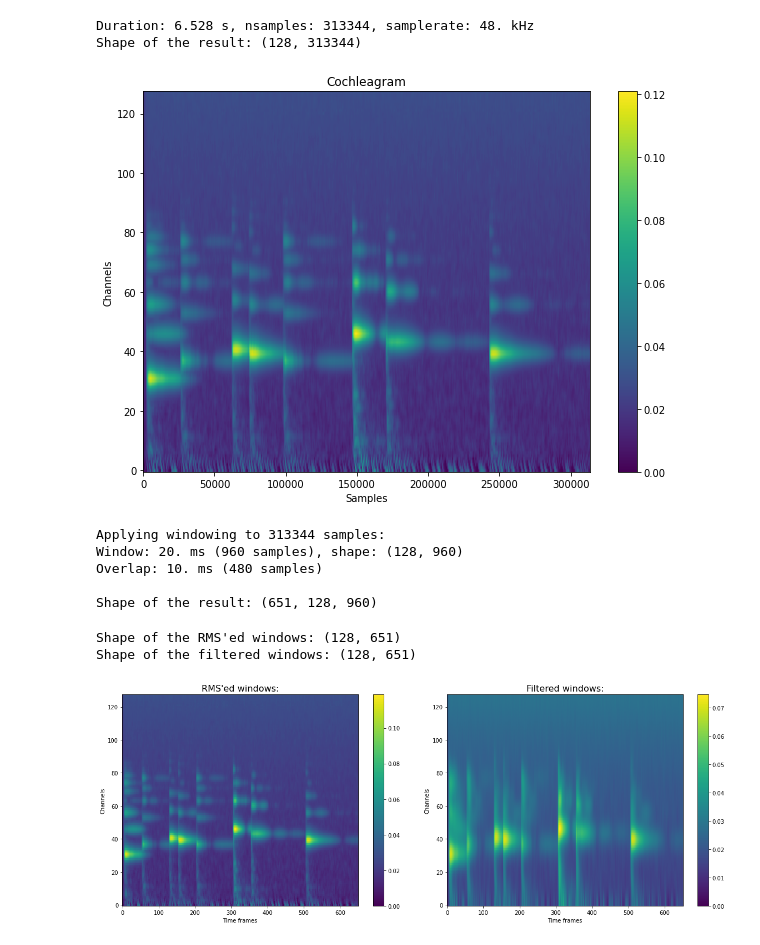
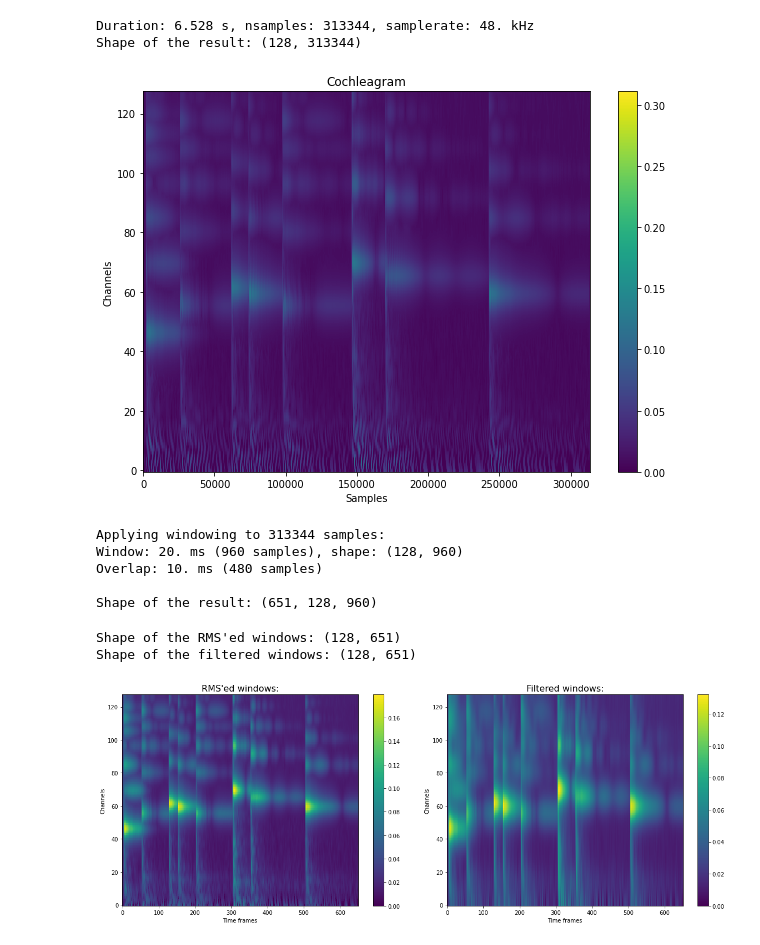
Before and after one commit to salveron/bachelors_thesis, a Jupyter notebook: notebooks/monophony.ipynb, the cells around one changed output. Cells and saved outputs as stored; diff of their text form; code cells hidden in the pictures.

```diff
--- a/notebooks/monophony.ipynb
+++ b/notebooks/monophony.ipynb
@@ -1,37 +1,41 @@
 # %%
 from os.path import join as pjoin
 import numpy as np
 from brian2 import *
 from brian2hears import *
 np.seterr(divide="ignore", invalid="ignore")
 
 sound = Sound.load(pjoin("..", "data", "monophony", "Hedwig's Theme.wav"))
-noise_rate = 0.001
+noise_rate = 0.0001
 sound += noise_rate * Sound.whitenoise(sound.duration, sound.samplerate, sound.nchannels)
 # sound.save(pjoin("..", "data", "monophony", "Hedwig's Theme Noised.wav"))
 
 # Processing only left channel for now...
 sound = sound.left
 
-cf = erbspace(20*Hz, 20*kHz, 128)
+nchannels = 128
+min_freq = 27.5*Hz  # fundamental frequency of the lowest piano key (A0, #1)
+max_freq = 4.186*kHz  # fundamental frequency of the highest piano key (C8, #88)
+
+cf = erbspace(min_freq, max_freq, nchannels)
 gammatone = Gammatone(sound, cf)
 cochlea = FunctionFilterbank(gammatone, lambda x: clip(x, 0, Inf)**(1.0/3.0))
-lowpass = LowPass(cochlea, 10*Hz)
-output = lowpass.process().T
+output = cochlea.process().T
+
 print(f"Duration: {sound.duration}, nsamples: {sound.nsamples}, samplerate: {sound.nsamples / sound.duration}")
 print(f"Shape of the result: {output.shape}")
 
 figure(figsize=(10, 7))
 img = imshow(output, origin='lower', aspect='auto', vmin=0)
 title("Cochleagram")
 xlabel("Samples")
 ylabel("Channels")
 colorbar(img)
 show()
 # %% [output]
 Duration: 6.528 s, nsamples: 313344, samplerate: 48. kHz
 Shape of the result: (128, 313344)
-[figure, old version]
+[figure, new version]
 # %%
 import skimage
 from scipy import signal
@@ -90,5 +94,5 @@ show()
 # %% [output]
 Shape of the RMS'ed windows: (128, 651)
 Shape of the filtered windows: (128, 651)
-[figure, old version]
+[figure, new version]
 # %%
```
Also changed, not shown: parts of 9 cells of this notebook, 3 other files.
